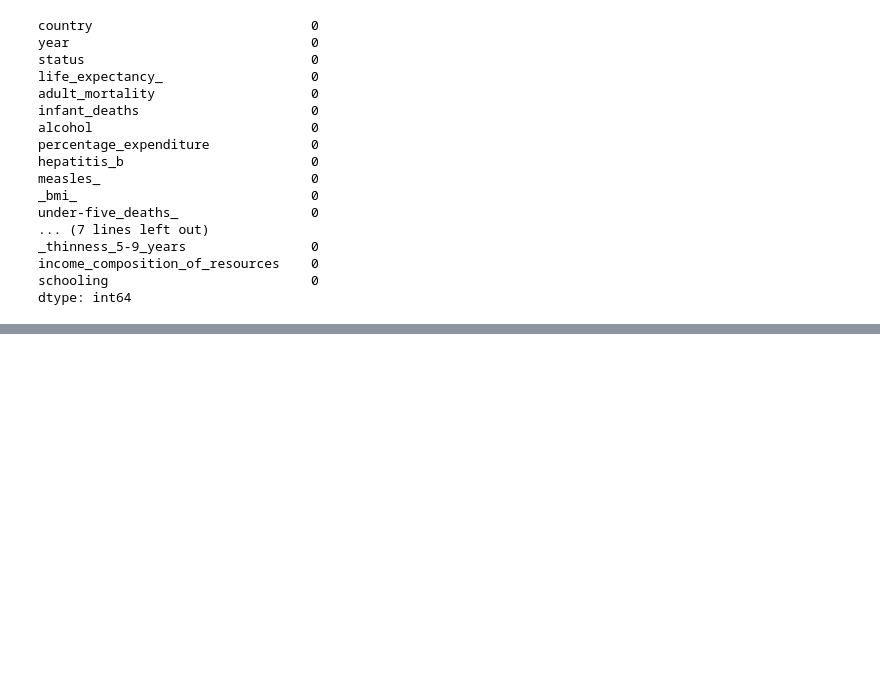
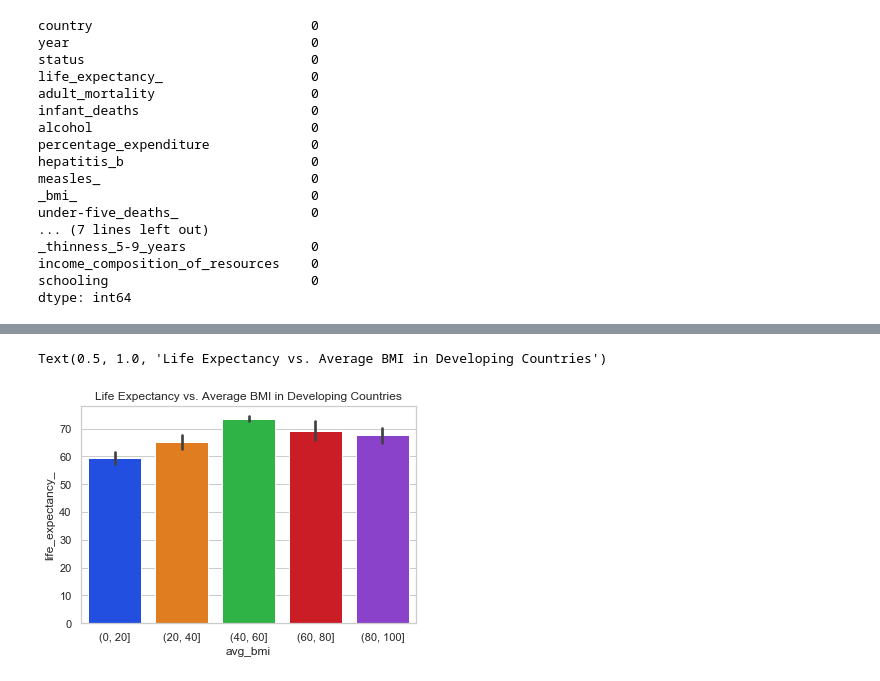
Before and after one commit to SteeleAlloy/thinkful_assignments, a Jupyter notebook: sl_model_preparation.ipynb, the cells around one changed output, grey strips where cells are left out. Cells and saved outputs as stored; diff of their text form; code cells hidden in the pictures; blank space fills up the shorter version.

```diff
--- a/sl_model_preparation.ipynb
+++ b/sl_model_preparation.ipynb
@@ -1209,0 +1156,8 @@ NOTE: This will be updated once I figure out what the best way to deal with my o
+# %%
+# Looking at how average BMI and life expectancy are related
+bmi_breakdown = pd.cut(developing1_df['avg_bmi'], [0, 20, 40, 60, 80, 100])
+sns.barplot(bmi_breakdown, developing1_df['life_expectancy_'], palette= 'bright', data= developing1_df)
+plt.title('Life Expectancy vs. Average BMI in Developing Countries')
+# %% [output]
+Text(0.5, 1.0, 'Life Expectancy vs. Average BMI in Developing Countries')
+[figure, added]
```
Also changed, not shown: parts of 39 cells of this notebook.
